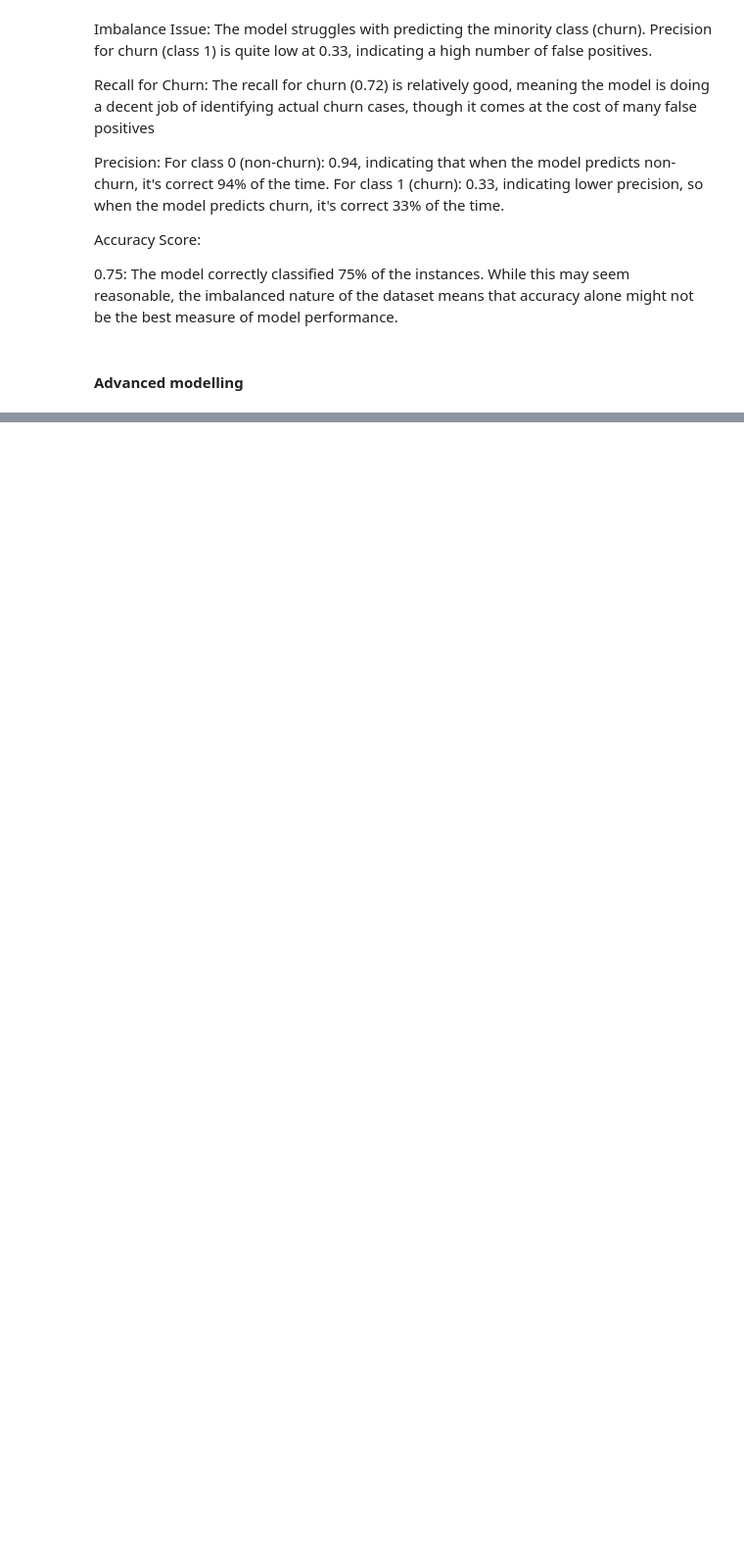
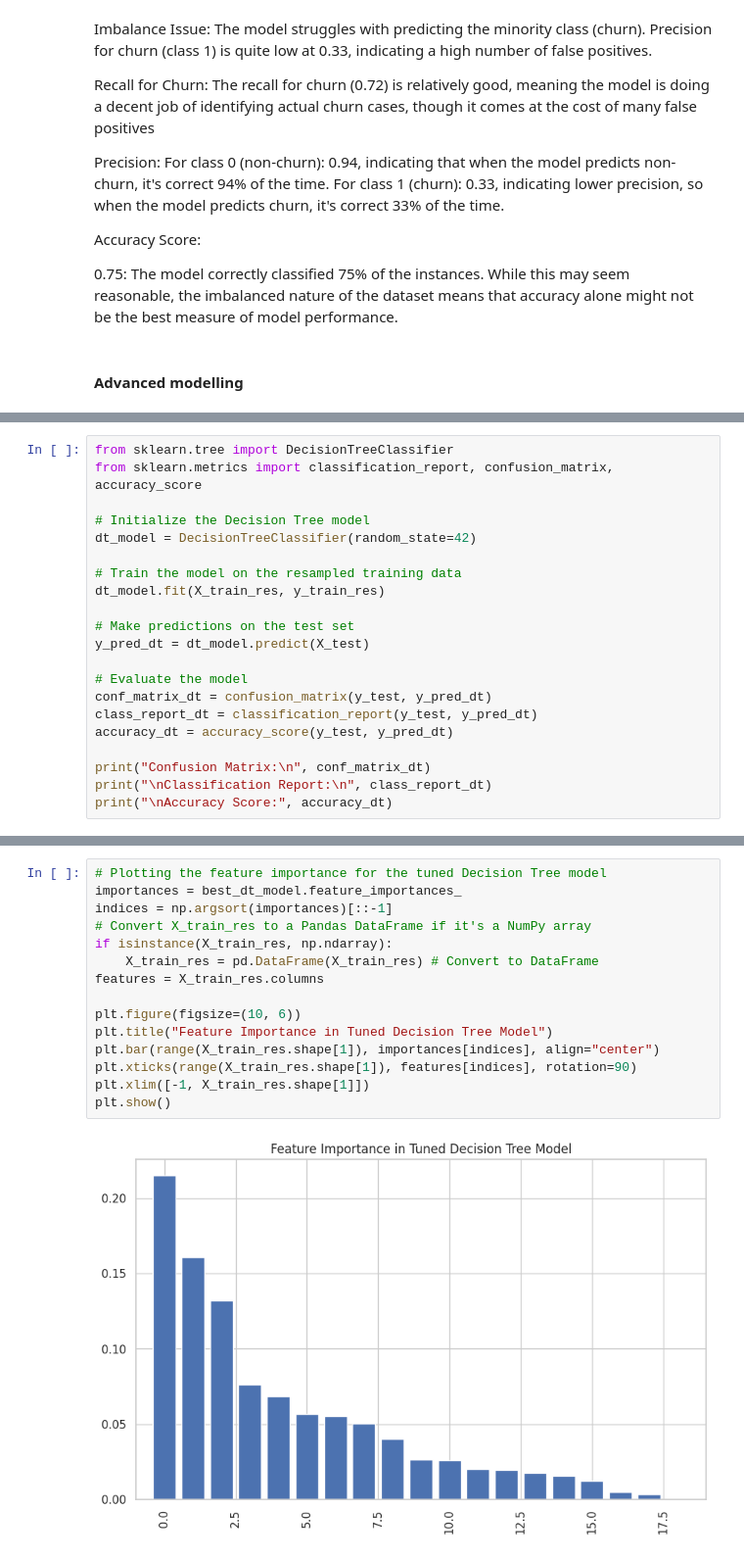
Before and after one commit to Kanyi254/Syria-Tel-Project, a Jupyter notebook: syriatel.ipynb, the cells around one changed output, grey strips where cells are left out. Shown at 98% size. Cells and saved outputs as stored; diff of their text form; blank space fills up the shorter version.

```diff
--- a/syriatel.ipynb
+++ b/syriatel.ipynb
@@ -440,0 +529,21 @@ Now am going to try out a Decision Tree
+# %%
+from sklearn.tree import DecisionTreeClassifier
+from sklearn.metrics import classification_report, confusion_matrix, accuracy_score
+
+# Initialize the Decision Tree model
+dt_model = DecisionTreeClassifier(random_state=42)
+
+# Train the model on the resampled training data
+dt_model.fit(X_train_res, y_train_res)
+
+# Make predictions on the test set
+y_pred_dt = dt_model.predict(X_test)
+
+# Evaluate the model
+conf_matrix_dt = confusion_matrix(y_test, y_pred_dt)
+class_report_dt = classification_report(y_test, y_pred_dt)
+accuracy_dt = accuracy_score(y_test, y_pred_dt)
+
+print("Confusion Matrix:\n", conf_matrix_dt)
+print("\nClassification Report:\n", class_report_dt)
+print("\nAccuracy Score:", accuracy_dt)
@@ -440,0 +644,17 @@ Now am going to try out a Decision Tree
+# %%
+# Plotting the feature importance for the tuned Decision Tree model
+importances = best_dt_model.feature_importances_
+indices = np.argsort(importances)[::-1]
+# Convert X_train_res to a Pandas DataFrame if it's a NumPy array
+if isinstance(X_train_res, np.ndarray):
+    X_train_res = pd.DataFrame(X_train_res) # Convert to DataFrame
+features = X_train_res.columns
+
+plt.figure(figsize=(10, 6))
+plt.title("Feature Importance in Tuned Decision Tree Model")
+plt.bar(range(X_train_res.shape[1]), importances[indices], align="center")
+plt.xticks(range(X_train_res.shape[1]), features[indices], rotation=90)
+plt.xlim([-1, X_train_res.shape[1]])
+plt.show()
+# %% [output]
+[figure, added]
```
Also changed, not shown: parts of 17 cells of this notebook.
